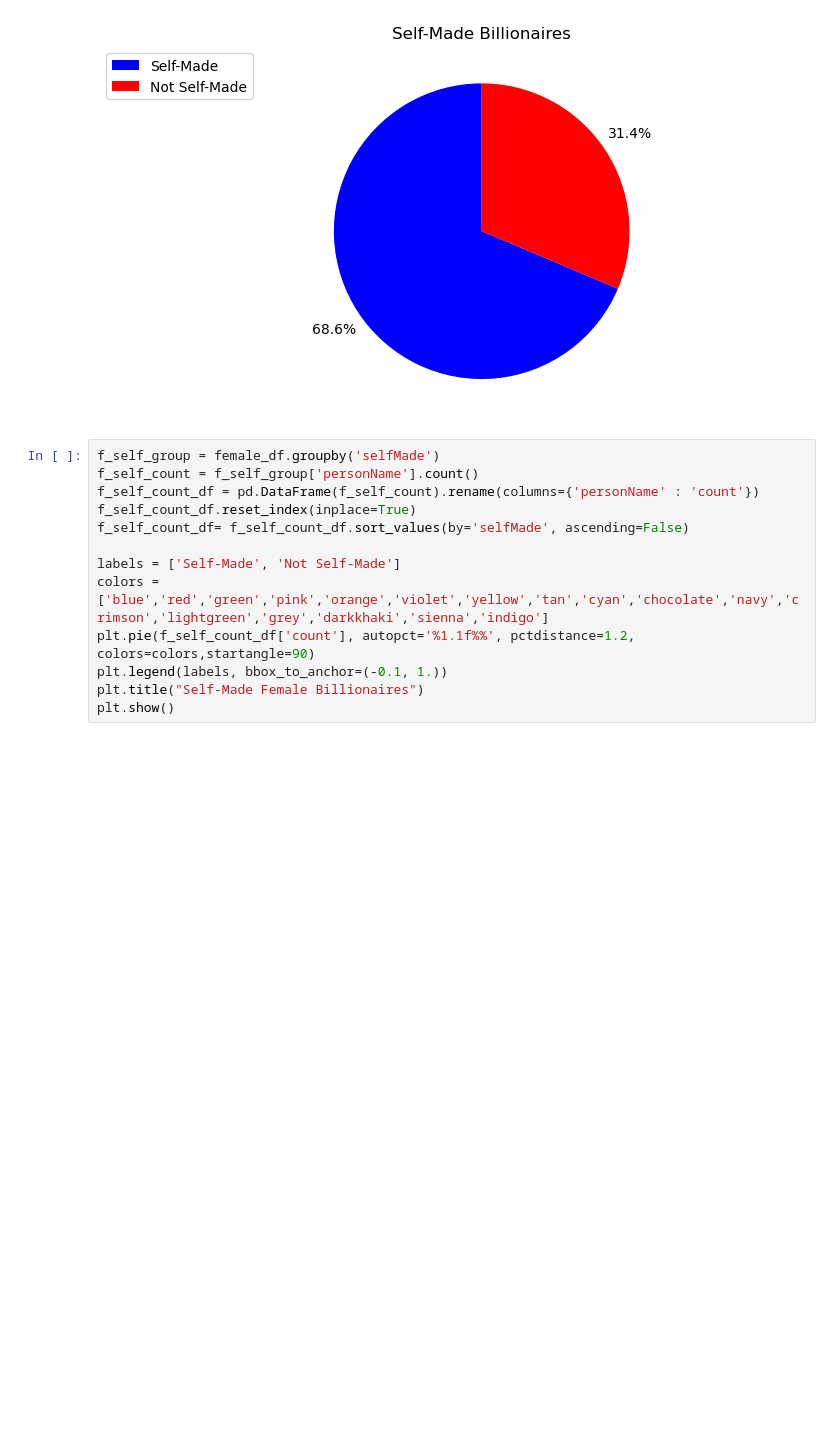
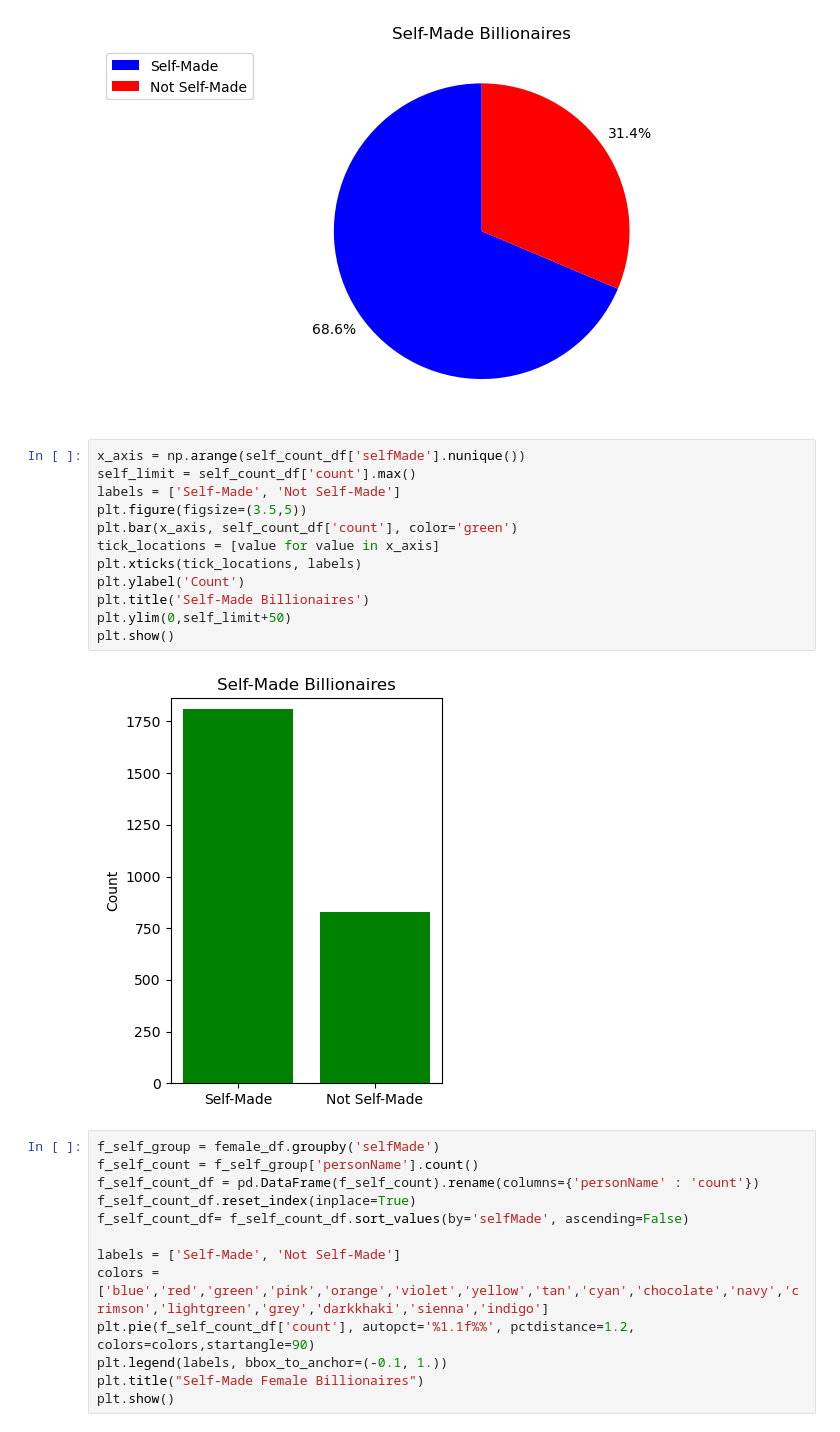
Before and after one commit to matvio16/billionaires, a Jupyter notebook: billionaires.ipynb, the cells around one changed output. Saved outputs shown, nothing was run; the diff lists cells and outputs as text; blank space fills up the shorter version.

Commit message:
changed self-made charts

```diff
--- a/billionaires.ipynb
+++ b/billionaires.ipynb
@@ -166,6 +166,20 @@ plt.title("Self-Made Billionaires")
 plt.show()
 # %% [output]
 [figure]
+# %%
+x_axis = np.arange(self_count_df['selfMade'].nunique())
+self_limit = self_count_df['count'].max()
+labels = ['Self-Made', 'Not Self-Made']
+plt.figure(figsize=(3.5,5))
+plt.bar(x_axis, self_count_df['count'], color='green')
+tick_locations = [value for value in x_axis]
+plt.xticks(tick_locations, labels)
+plt.ylabel('Count')
+plt.title('Self-Made Billionaires')
+plt.ylim(0,self_limit+50)
+plt.show()
+# %% [output]
+[figure, added]
 # %%
 f_self_group = female_df.groupby('selfMade')
 f_self_count = f_self_group['personName'].count()
```
Also changed, not shown: parts of 2 cells of this notebook, 3 other files.
